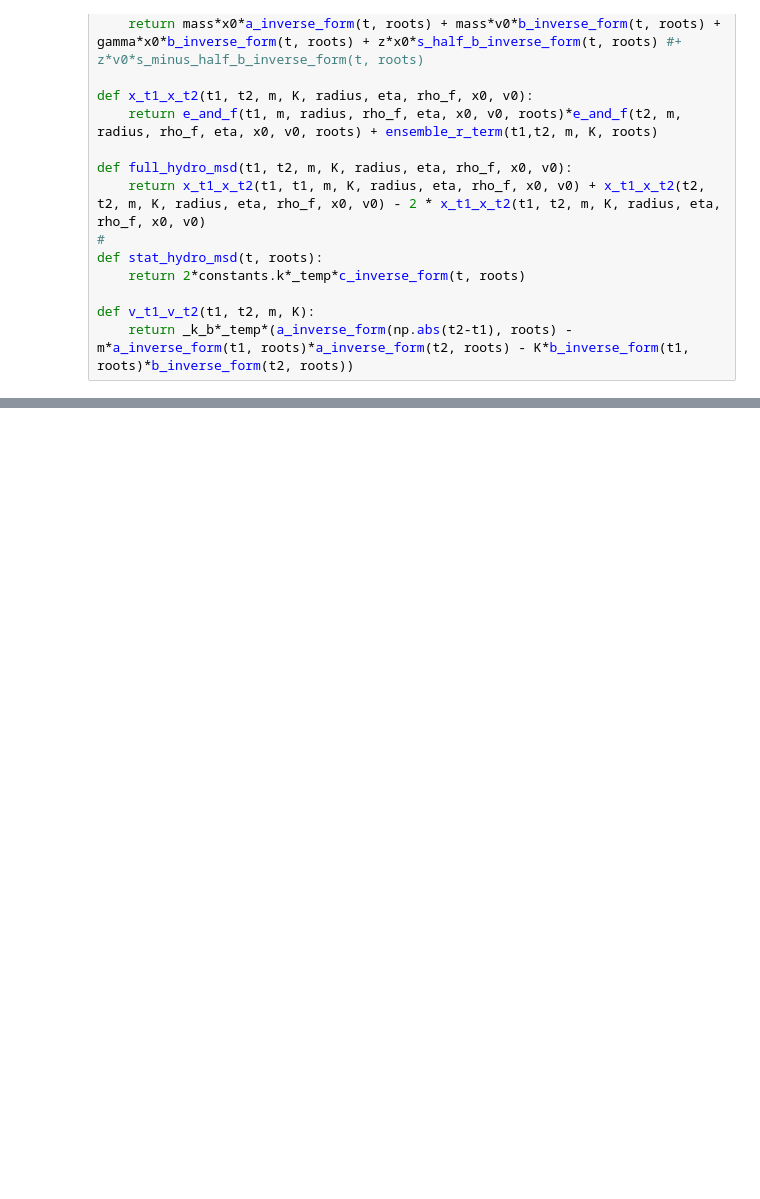
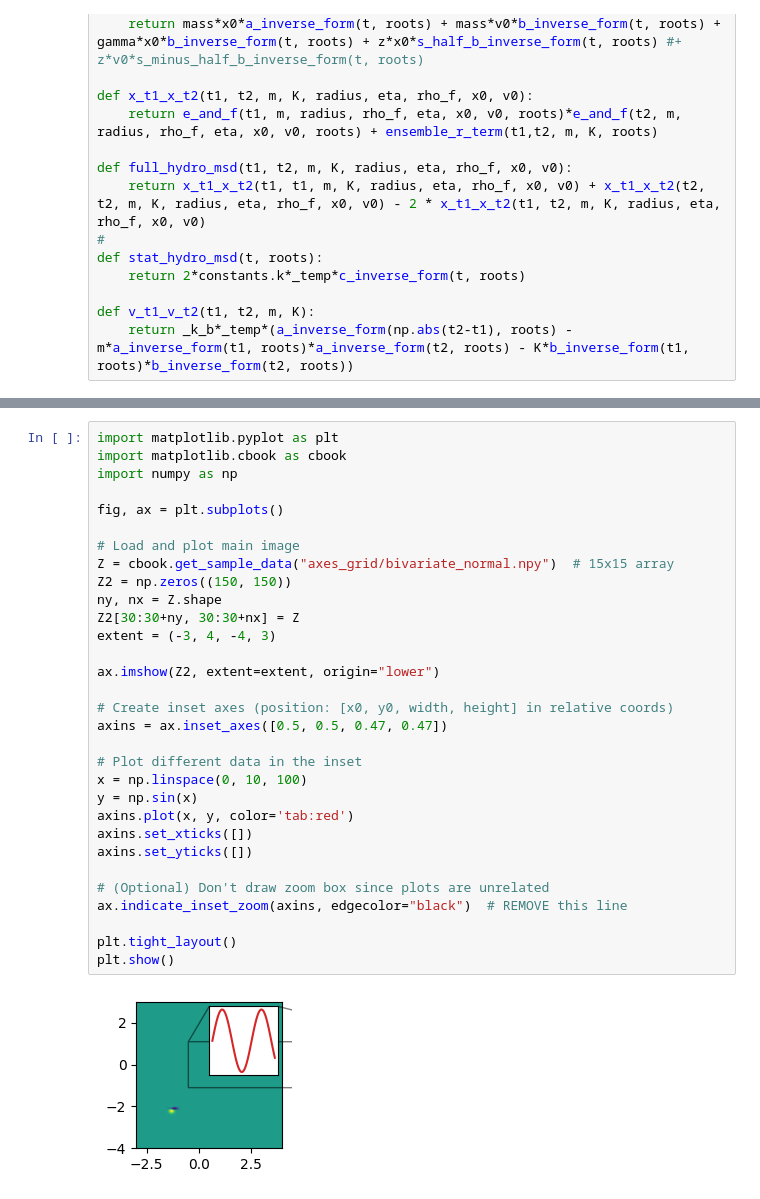
Before and after one commit to mcthumann/Brownian_Data_Analysis, a Jupyter notebook: scripts/TimeTraceGraph.ipynb, the cells around one changed output, grey strips where cells are left out. Cells and saved outputs as stored; diff of their text form; blank space fills up the shorter version.

```diff
--- a/scripts/TimeTraceGraph.ipynb
+++ b/scripts/TimeTraceGraph.ipynb
@@ -591,3 +473,36 @@ Speed X
+# %%
+import matplotlib.pyplot as plt
+import matplotlib.cbook as cbook
+import numpy as np
+
+fig, ax = plt.subplots()
+
+# Load and plot main image
+Z = cbook.get_sample_data("axes_grid/bivariate_normal.npy")  # 15x15 array
+Z2 = np.zeros((150, 150))
+ny, nx = Z.shape
+Z2[30:30+ny, 30:30+nx] = Z
+extent = (-3, 4, -4, 3)
+
+ax.imshow(Z2, extent=extent, origin="lower")
+
+# Create inset axes (position: [x0, y0, width, height] in relative coords)
+axins = ax.inset_axes([0.5, 0.5, 0.47, 0.47])
+
+# Plot different data in the inset
+x = np.linspace(0, 10, 100)
+y = np.sin(x)
+axins.plot(x, y, color='tab:red')
+axins.set_xticks([])
+axins.set_yticks([])
+
+# (Optional) Don't draw zoom box since plots are unrelated
+ax.indicate_inset_zoom(axins, edgecolor="black")  # REMOVE this line
+
+plt.tight_layout()
+plt.show()
+# %% [output]
+[figure, added]
 # %%
 # GRAPHING
 
```
Also changed, not shown: parts of 12 cells of this notebook, 13 other files.
